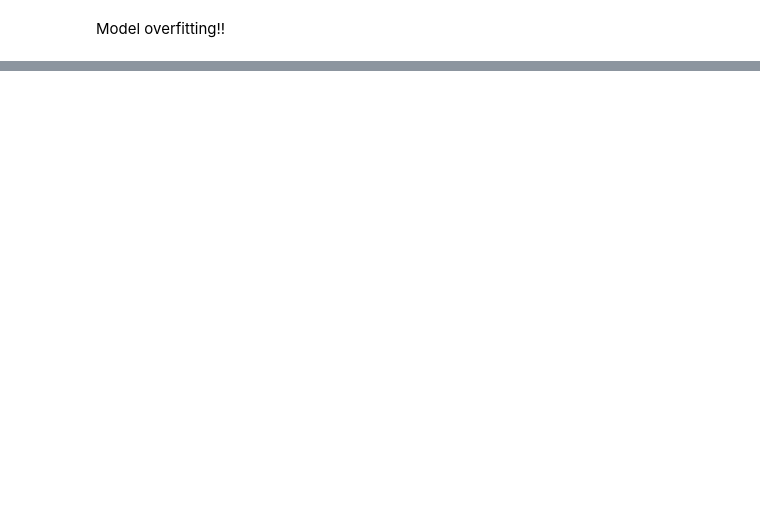
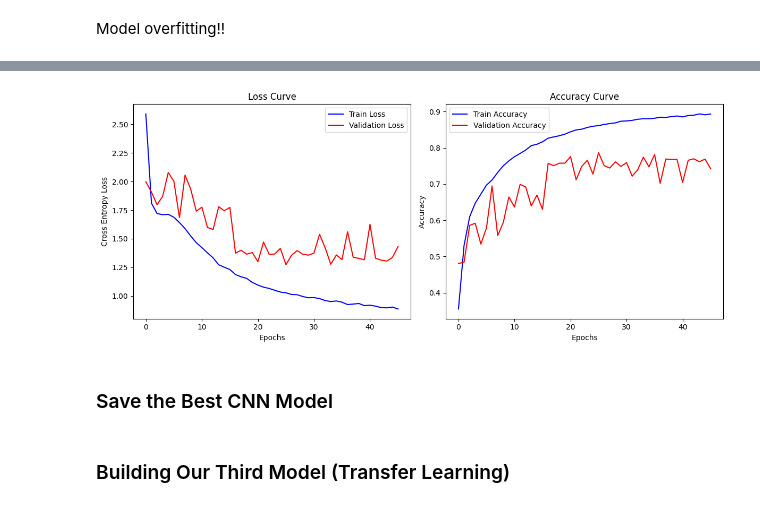
Before and after one commit to MohammedAlmatrafi/project1-deeplearning-neufalcons, a Jupyter notebook: main.ipynb, the cells around one changed output, grey strips where cells are left out. Saved outputs shown, nothing was run; the diff lists cells and outputs as text; code cells hidden in the pictures; blank space fills up the shorter version.

```diff
--- a/main.ipynb
+++ b/main.ipynb
@@ -114,0 +227,13 @@ Model overfitting!!
+# %%
+# Compile Model
+model2.compile(optimizer=tf.keras.optimizers.Adam(learning_rate=0.001),
+              loss='categorical_crossentropy',
+              metrics=['accuracy'])
+
+# Callbacks: Early Stopping & Model Checkpoint
+ea = tf.keras.callbacks.EarlyStopping(monitor='val_loss', patience=20, restore_best_weights=True)
+mc = tf.keras.callbacks.ModelCheckpoint('best_cnn_model.h5', save_best_only=True)
+
+# Train Model
+history2 = model2.fit(x_train, y_train_one_hot, epochs=500, batch_size=64, validation_split=0.2,
+          callbacks=[ea, mc])
@@ -114,0 +330,27 @@ Model overfitting!!
+# %%
+plt.figure(figsize=(12, 5))
+
+# Loss curve
+plt.subplot(1, 2, 1)
+plt.plot(history2.history['loss'], label='Train Loss', color='blue')
+plt.plot(history2.history['val_loss'], label='Validation Loss', color='red')
+plt.xlabel('Epochs')
+plt.ylabel('Cross Entropy Loss')
+plt.title('Loss Curve')
+plt.legend()
+
+# Accuracy curve
+plt.subplot(1, 2, 2)
+plt.plot(history2.history['accuracy'], label='Train Accuracy', color='blue')
+plt.plot(history2.history['val_accuracy'], label='Validation Accuracy', color='red')
+plt.xlabel('Epochs')
+plt.ylabel('Accuracy')
+plt.title('Accuracy Curve')
+plt.legend()
+
+plt.tight_layout()
+plt.show()
+# %% [output]
+[figure, added]
+# %% [markdown]
+### Save the Best CNN Model
@@ -114,0 +359,2 @@ Model overfitting!!
+# %% [markdown]
+### Building Our Third Model (Transfer Learning)
```
Also changed, not shown: parts of 27 cells of this notebook, 13 other files.
